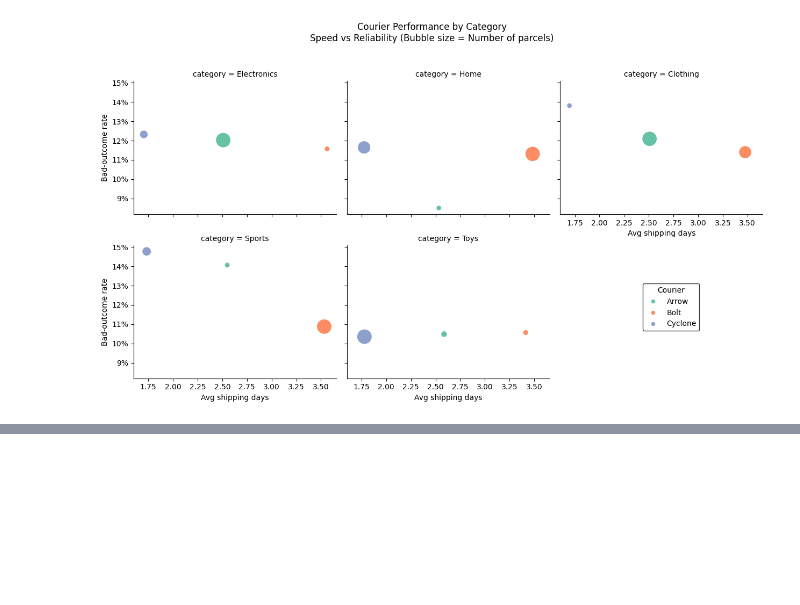
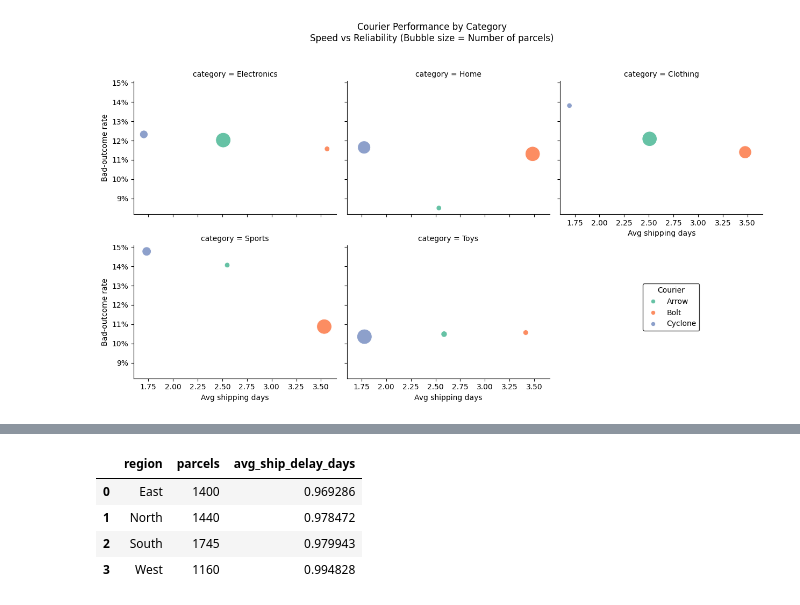
Before and after one commit to maxcyn/e-commerce-data-analytics, a Jupyter notebook: analysis.ipynb, the cells around one changed output, grey strips where cells are left out. Saved outputs shown, nothing was run; the diff lists cells and outputs as text; code cells hidden in the pictures; blank space fills up the shorter version.

```diff
--- a/analysis.ipynb
+++ b/analysis.ipynb
@@ -1181,0 +1236,15 @@ plt.show()
+# %%
+delay_region = (
+    shipments_orders.groupby("region", as_index=False).agg(
+        parcels=("shipment_id", "count"),
+        avg_ship_delay_days=("ship_delay_days", "mean")
+    )
+)
+
+delay_region
+# %% [output]
+|  | region | parcels | avg_ship_delay_days |
+| 0 | East | 1400 | 0.969286 |
+| 1 | North | 1440 | 0.978472 |
+| 2 | South | 1745 | 0.979943 |
+| 3 | West | 1160 | 0.994828 |
```
Also changed, not shown: parts of 7 cells of this notebook.
